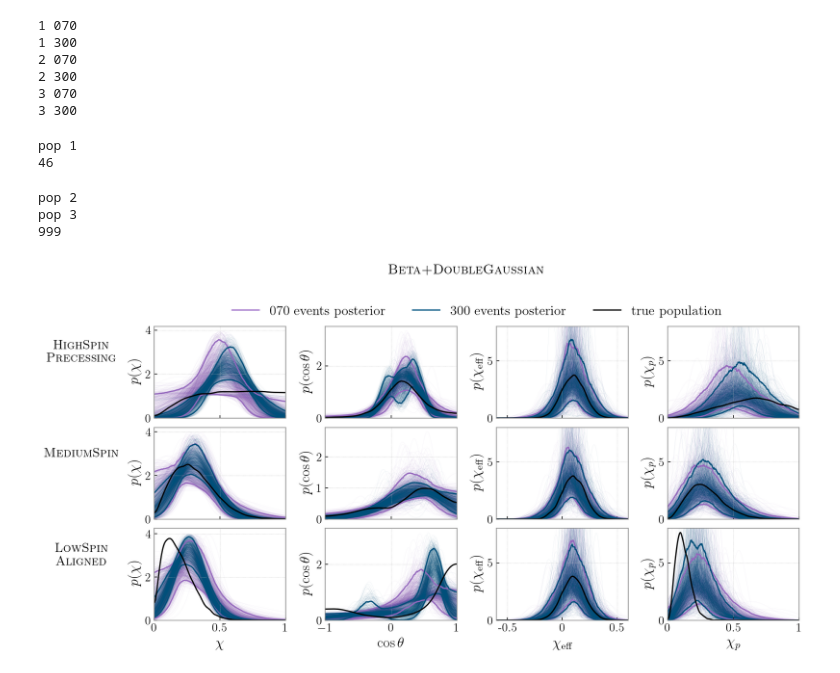
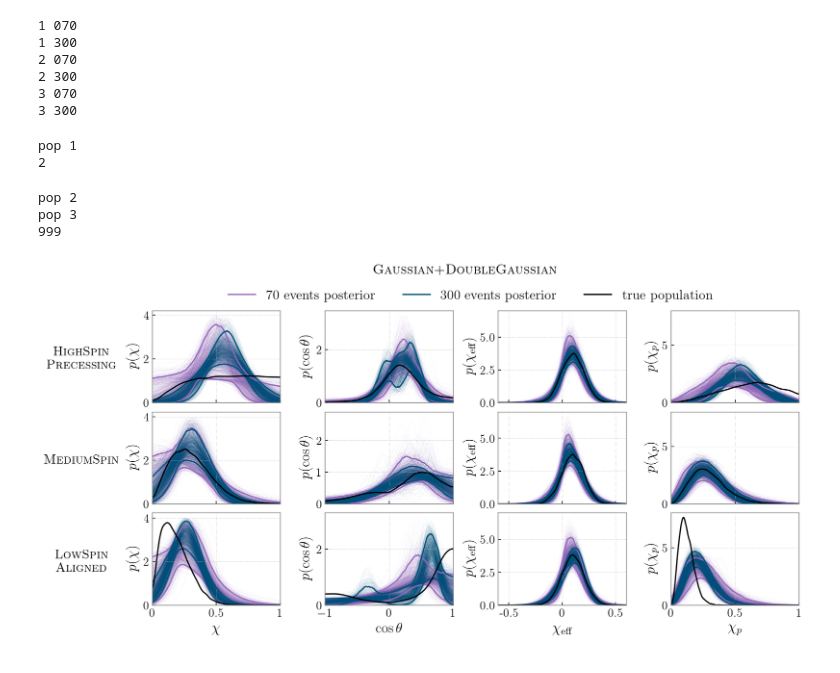
Before and after one commit to simonajmiller/measuring-bbh-component-spin, a Jupyter notebook: Figures/make_figure_13.ipynb, the cells around one changed output. Drawn from its saved outputs; the diff is of its cells as text; code cells hidden in the pictures.

```diff
--- a/Figures/make_figure_13.ipynb
+++ b/Figures/make_figure_13.ipynb
@@ -164,13 +122,13 @@ for pop in pops:
             p_cost[i,:] = calculate_Double_Gaussian(cost_grid, mu1_cost, sigma1_cost, mu2_cost, sigma2_cost, MF_cost, -1, 1)
 
             # generate corresponding distribution for chi_eff and chi_p
-            chi_effs, chi_ps = draw_chiEffs_and_chiPs_betaDoubleGauss(mu_chi, sigma_chi, mu1_cost, sigma1_cost, mu2_cost, sigma2_cost, MF_cost, Bq,
+            chi_effs, chi_ps = draw_chiEffs_and_chiPs_gaussDoubleGauss(mu_chi, sigma_chi, mu1_cost, sigma1_cost, mu2_cost, sigma2_cost, MF_cost, Bq,
                                                                       mCut=8, n=500)
 
-            chieff_kde = gaussian_kde(chi_effs, bw_method=0.5)
+            chieff_kde = gaussian_kde(chi_effs)
             p_chieff[i,:] = chieff_kde(chieff_grid)
 
-            chip_kde = gaussian_kde(chi_ps, bw_method=0.5)
+            chip_kde = gaussian_kde(chi_ps)
             p_chip[i,:] = chip_kde(chip_grid)
 
         # Add to dict
@@ -179,7 +137,7 @@ for pop in pops:
     traces_dict[pop_key] = traces_pop
 # %% [output]
 pop 1
-46
+2
 pop 2
 pop 3
 999
@@ -209,6 +167,11 @@ for i,pop_key in enumerate(kde_dict):
     for nevent in nevents:
         nevent_key = nevent+' events'
 
+        if nevent[0]=='0':
+            label = nevent_key[1:] +' posterior'
+        else:
+            label = nevent_key +' posterior'
+
         c = nevents_colors_dict[nevent_key]
 
         ## Plot traces from hyperposteriors + 5% and 95% credible bounds
@@ -216,7 +179,7 @@ for i,pop_key in enumerate(kde_dict):
         # spin magnitude
         p_chi = traces_dict[pop_key][nevent_key]['p_chi']
         axes[i][0].plot(chi_grid, p_chi.T,color=c, lw=0.15, alpha=0.15, zorder=1)
-        axes[i][0].plot(chi_grid, np.quantile(p_chi,0.05,axis=0), color=c, label=nevent_key+' posterior')
+        axes[i][0].plot(chi_grid, np.quantile(p_chi,0.05,axis=0), color=c, label=label)
         axes[i][0].plot(chi_grid, np.quantile(p_chi,0.95,axis=0), color=c)
 
         # tilt angle
@@ -268,7 +231,7 @@ for i,pop_key in enumerate(kde_dict):
     axes[i][3].set_ylabel(r'$p(\chi_p)$', **label_kws)
 
     # set pop label
-    axes[i][0].text(-0.55, 3, labels_dict[pop_key], fontsize=15,
+    axes[i][0].text(-0.55, 2, labels_dict[pop_key], fontsize=15,
                     horizontalalignment='center', verticalalignment='center',)
 
     if i!=2:
@@ -287,34 +250,34 @@ for a in axes.T[0]:
 for a in axes.T[1]:
     a.set_ylim(0, )
 for a in axes.T[2]:
-    a.set_ylim(0,8)
+    a.set_ylim(0,7)
 for a in axes.T[3]:
     a.set_ylim(0,8)
 
 # Add legend
 axes[0][0].legend(bbox_to_anchor=(0.55, 1.04, 1., .102), loc='lower left',ncol=3, borderaxespad=0., fontsize=16)
 for ax in axes:
     for a in ax:
         a.grid(ls=':', color='silver', lw=0.5)
 
-plt.subplots_adjust(hspace=0.1, wspace=0.3)
+plt.subplots_adjust(hspace=0.1, wspace=0.35)
 
-plt.suptitle(r'$\mathrm{\textsc{Beta+DoubleGaussian}}$', fontsize=16, y=1.04)
+plt.suptitle(r'$\mathrm{\textsc{Gaussian+DoubleGaussian}}$', fontsize=16, y=1.0)
 
 for ax in axes:
     for a in ax:
         a.spines['bottom'].set_color('gray')
         a.spines['top'].set_color('gray')
         a.spines['right'].set_color('gray')
         a.spines['left'].set_color('gray')
 
 
 axes[2][0].set_xticklabels([int(0), 0.5, int(1)])
 axes[2][2].set_xticks([-0.5, int(0), 0.5])
 axes[2][2].set_xticklabels([-0.5, int(0), 0.5])
 axes[2][3].set_xticklabels([int(0), 0.5, int(1)])
 
 plt.savefig('figure_13.pdf',bbox_inches='tight')
 plt.show()
 # %% [output]
-[figure, old version]
+[figure, new version]
```
Also changed, not shown: parts of 1 cell of this notebook, 6 other files.
